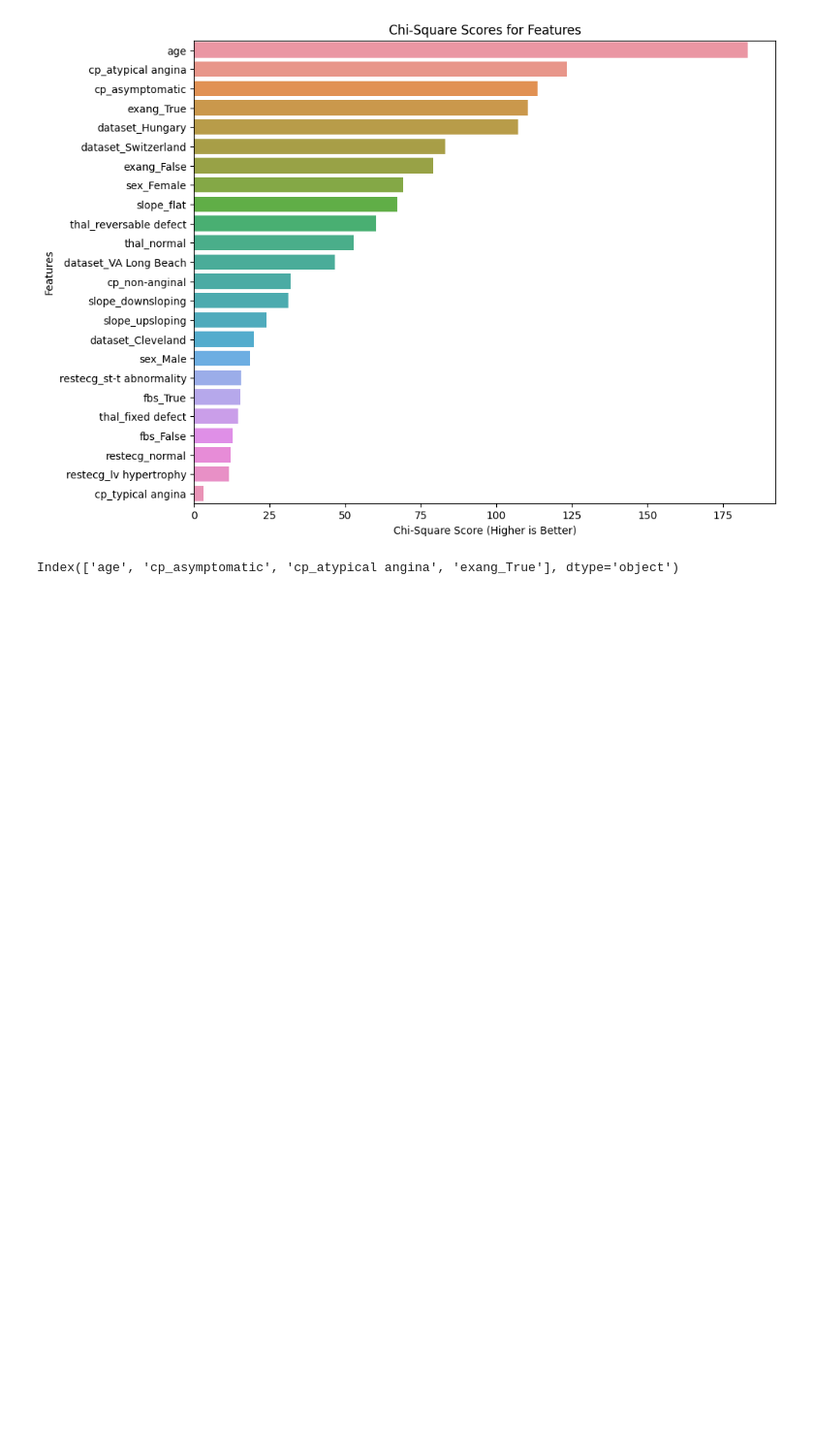
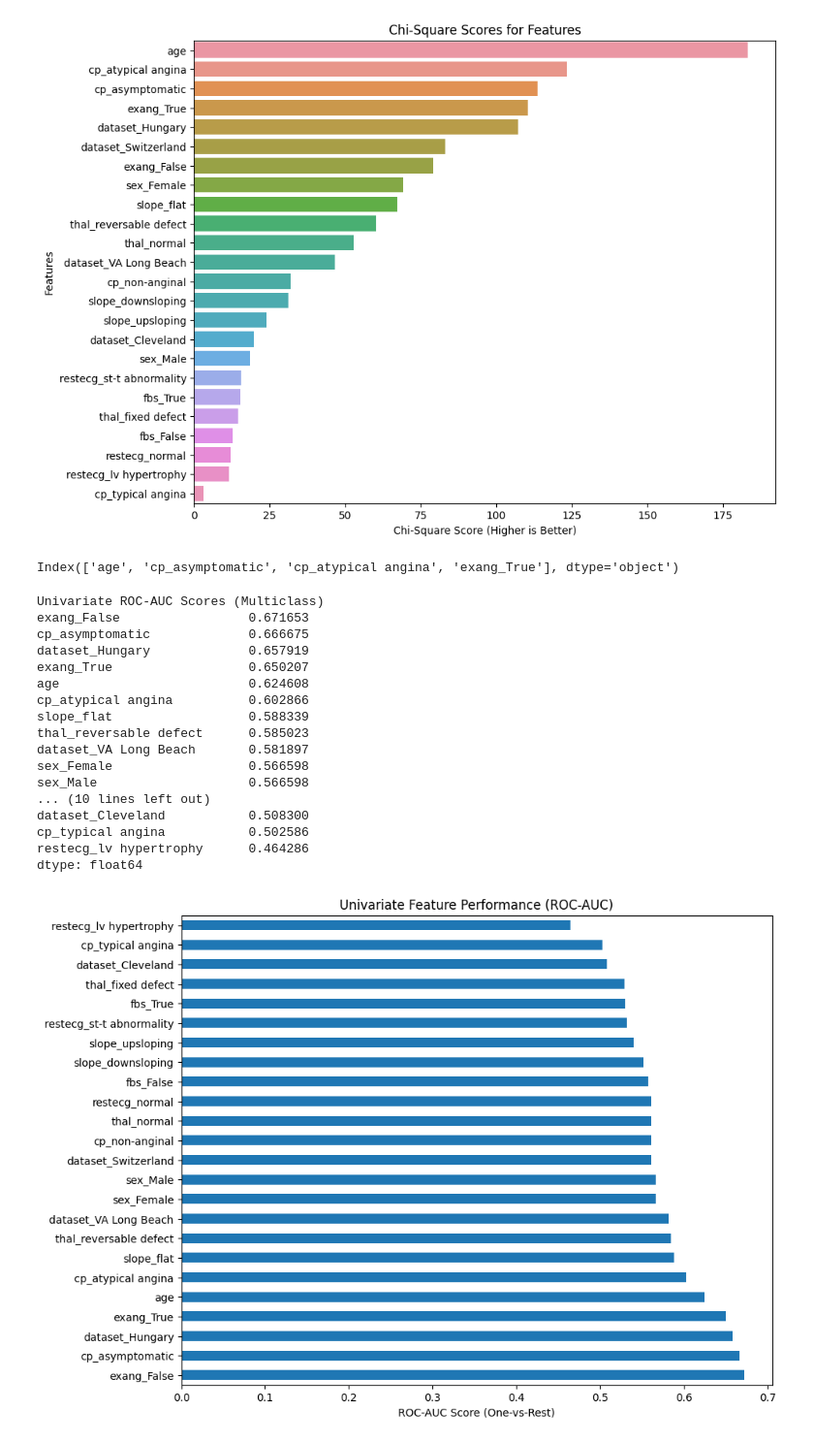
Before and after one commit to Seshmanuvarthi/ml-journey-2025, a Jupyter notebook: ml-internal-practise.ipynb, the cells around one changed output. Shown at 97% size. Cells and saved outputs as stored; diff of their text form; code cells hidden in the pictures; blank space fills up the shorter version.

```diff
--- a/ml-internal-practise.ipynb
+++ b/ml-internal-practise.ipynb
@@ -314,3 +324,64 @@ print(selected_features)
 # %% [output]
 [figure]
 Index(['age', 'cp_asymptomatic', 'cp_atypical angina', 'exang_True'], dtype='object')
+# %%
+#AUC-ROC curve
+from sklearn.model_selection import train_test_split
+from sklearn.tree import DecisionTreeClassifier
+from sklearn.metrics import roc_auc_score
+import pandas as pd
+import matplotlib.pyplot as plt
+
+# Assuming 'X' and 'y' are your feature DataFrame and multiclass target Series
+
+auc_scores = {}
+
+for feature in X.columns:
+    X_single_feature = X[[feature]]
+
+    X_train, X_test, y_train, y_test = train_test_split(
+        X_single_feature, y, test_size=0.3, random_state=42
+    )
+
+    model = DecisionTreeClassifier(max_depth=3, random_state=42)
+    model.fit(X_train, y_train)
+
+    # --- CHANGE 1: Get probabilities for ALL classes ---
+    # Remove the [:, 1] to pass the full probability matrix
+    y_pred_proba = model.predict_proba(X_test)
+
+    # --- CHANGE 2: Add the multi_class parameter ---
+    score = roc_auc_score(y_test, y_pred_proba, multi_class='ovr')
+
+    auc_scores[feature] = score
+
+# Convert to a Series and sort
+auc_scores_series = pd.Series(auc_scores).sort_values(ascending=False)
+
+# Display and plot the results
+print("Univariate ROC-AUC Scores (Multiclass) ")
+print(auc_scores_series)
+
+auc_scores_series.plot.barh(figsize=(10, 8))
+plt.title("Univariate Feature Performance (ROC-AUC)")
+plt.xlabel("ROC-AUC Score (One-vs-Rest)")
+plt.show()
+# %% [output]
+Univariate ROC-AUC Scores (Multiclass)
+exang_False                 0.671653
+cp_asymptomatic             0.666675
+dataset_Hungary             0.657919
+exang_True                  0.650207
+age                         0.624608
+cp_atypical angina          0.602866
+slope_flat                  0.588339
+thal_reversable defect      0.585023
+dataset_VA Long Beach       0.581897
+sex_Female                  0.566598
+sex_Male                    0.566598
+... (10 lines left out)
+dataset_Cleveland           0.508300
+cp_typical angina           0.502586
+restecg_lv hypertrophy      0.464286
+dtype: float64
+[figure, added]
```
Also changed, not shown: parts of 11 cells of this notebook.
